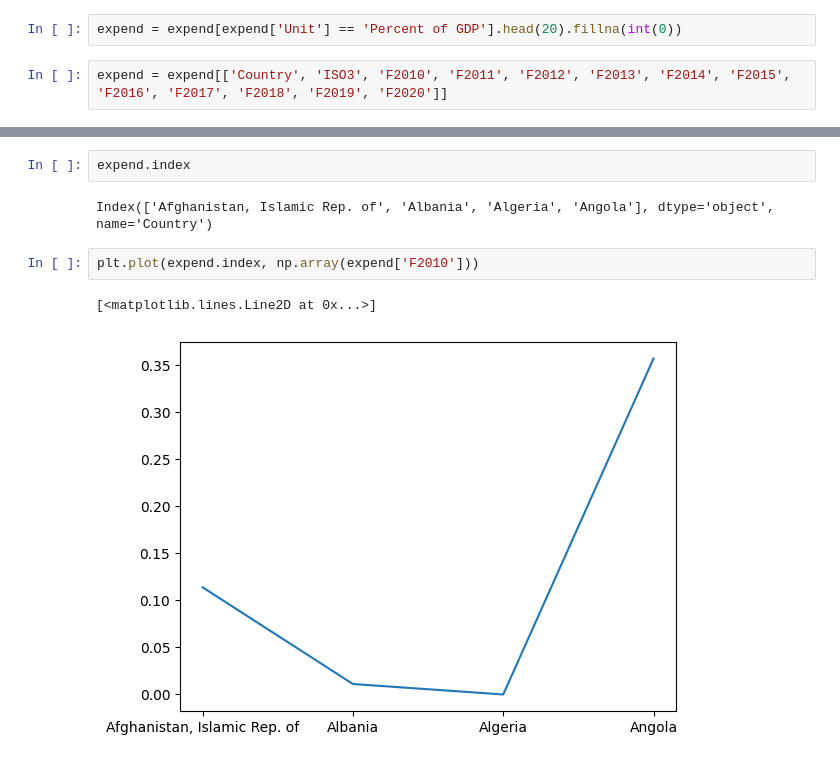
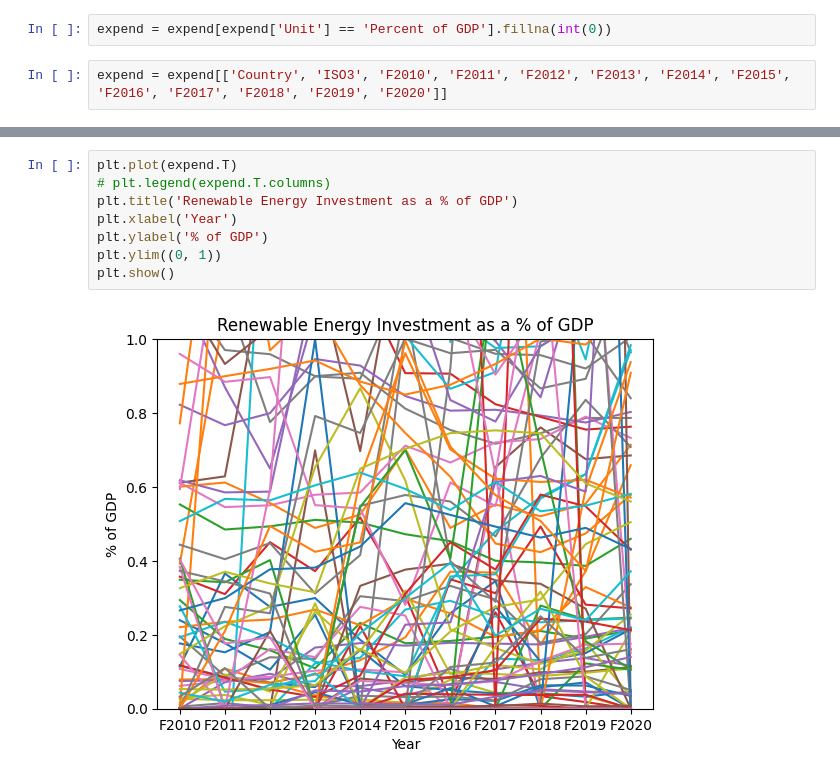
Before and after one commit to simonabors/worlddataviz, a Jupyter notebook: What_just_happened_viz.ipynb, the cells around one changed output, grey strips where cells are left out. Drawn from its saved outputs; the diff is of its cells as text.

Commit message:
Moving a few intro plots around

```diff
--- a/What_just_happened_viz.ipynb
+++ b/What_just_happened_viz.ipynb
@@ -99,7 +99,7 @@ expend.head()
 | 4 | 5 | Afghanistan, Islamic Rep. of | AF | AFG | Expenditure on environmental prot... | International Monetary Fund (IMF)... | GENO_G14 | Expenditure on Environmental Prot... | Government and Public Sector Fina... | ... |
 5 rows × 37 columns
 # %%
-expend = expend[expend['Unit'] == 'Percent of GDP'].head(20).fillna(int(0))
+expend = expend[expend['Unit'] == 'Percent of GDP'].fillna(int(0))
 # %%
 expend = expend[['Country', 'ISO3', 'F2010', 'F2011', 'F2012', 'F2013', 'F2014', 'F2015', 'F2016', 'F2017', 'F2018', 'F2019', 'F2020']]
 # %%
@@ -107,9 +123,10 @@ expend = expend.groupby(['Country']).agg('sum')
-# %%
-expend.index
-# %% [output]
-Index(['Afghanistan, Islamic Rep. of', 'Albania', 'Algeria', 'Angola'], dtype='object', name='Country')
-# %%
-plt.plot(expend.index, np.array(expend['F2010']))
-# %% [output]
-[<matplotlib.lines.Line2D at 0x...>]
-[figure, removed]
+# %%
+plt.plot(expend.T)
+# plt.legend(expend.T.columns)
+plt.title('Renewable Energy Investment as a % of GDP')
+plt.xlabel('Year')
+plt.ylabel('% of GDP')
+plt.ylim((0, 1))
+plt.show()
+# %% [output]
+[figure, added]
```
Also changed, not shown: parts of 1 cell of this notebook.
